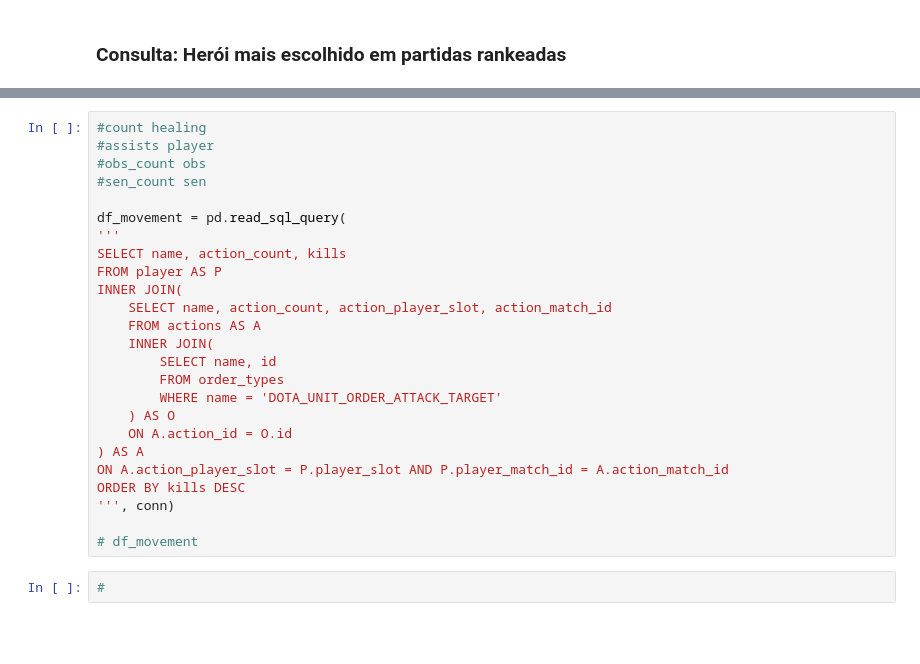
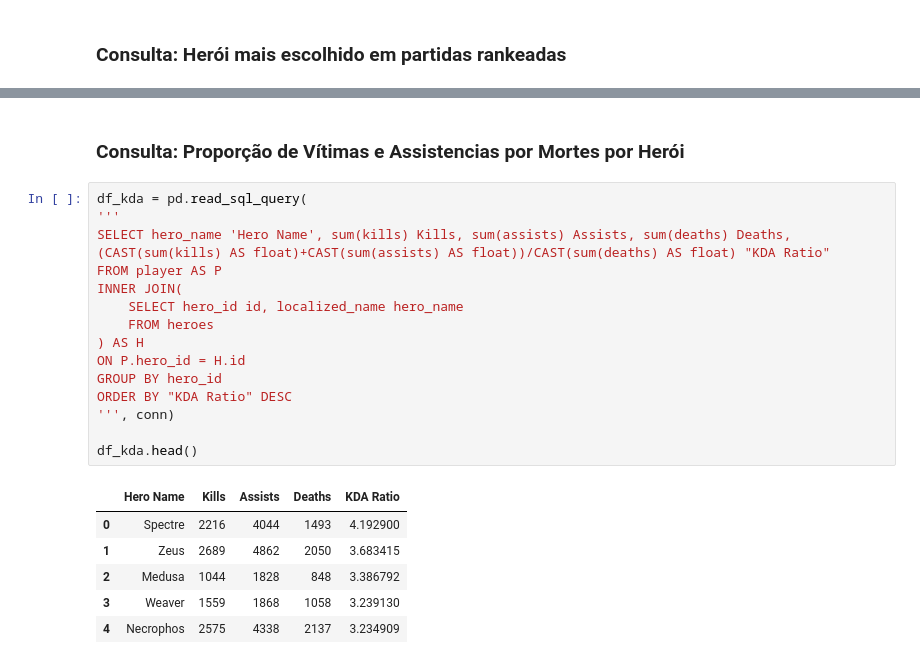
Before and after one commit to gabrielspires/IBD-Dota2, a Jupyter notebook: TP-IBD.ipynb, the cells around one changed output, grey strips where cells are left out. Saved outputs shown, nothing was run; the diff lists cells and outputs as text; blank space fills up the shorter version.

```diff
--- a/TP-IBD.ipynb
+++ b/TP-IBD.ipynb
@@ -621,27 +659,24 @@ df.head()
-# %%
-#count healing
-#assists player
-#obs_count obs
-#sen_count sen
-
-df_movement = pd.read_sql_query(
-'''
-SELECT name, action_count, kills
-FROM player AS P
-INNER JOIN(
-    SELECT name, action_count, action_player_slot, action_match_id
-    FROM actions AS A
-    INNER JOIN(
-        SELECT name, id
-        FROM order_types
-        WHERE name = 'DOTA_UNIT_ORDER_ATTACK_TARGET'
-    ) AS O
-    ON A.action_id = O.id
-) AS A
-ON A.action_player_slot = P.player_slot AND P.player_match_id = A.action_match_id
-ORDER BY kills DESC
-''', conn)
-
-# df_movement
-# %%
-#
+# %% [markdown]
+### Consulta: Proporção de Vítimas e Assistencias por Mortes por Herói
+# %%
+df_kda = pd.read_sql_query(
+'''
+SELECT hero_name 'Hero Name', sum(kills) Kills, sum(assists) Assists, sum(deaths) Deaths, (CAST(sum(kills) AS float)+CAST(sum(assists) AS float))/CAST(sum(deaths) AS float) "KDA Ratio"
+FROM player AS P
+INNER JOIN(
+    SELECT hero_id id, localized_name hero_name
+    FROM heroes
+) AS H
+ON P.hero_id = H.id
+GROUP BY hero_id
+ORDER BY "KDA Ratio" DESC
+''', conn)
+
+df_kda.head()
+# %% [output]
+|  | Hero Name | Kills | Assists | Deaths | KDA Ratio |
+| 0 | Spectre | 2216 | 4044 | 1493 | 4.192900 |
+| 1 | Zeus | 2689 | 4862 | 2050 | 3.683415 |
+| 2 | Medusa | 1044 | 1828 | 848 | 3.386792 |
+| 3 | Weaver | 1559 | 1868 | 1058 | 3.239130 |
+| 4 | Necrophos | 2575 | 4338 | 2137 | 3.234909 |
```
Also changed, not shown: parts of 21 cells of this notebook, 6 other files.
